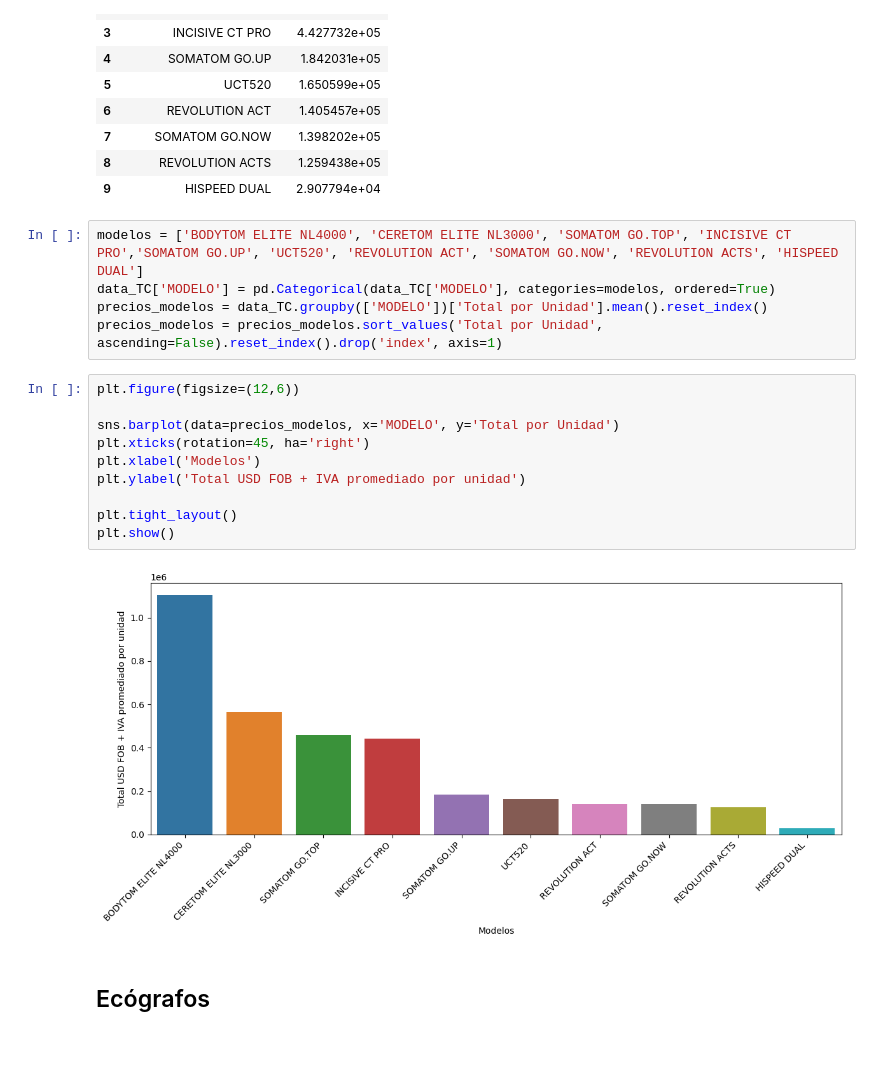
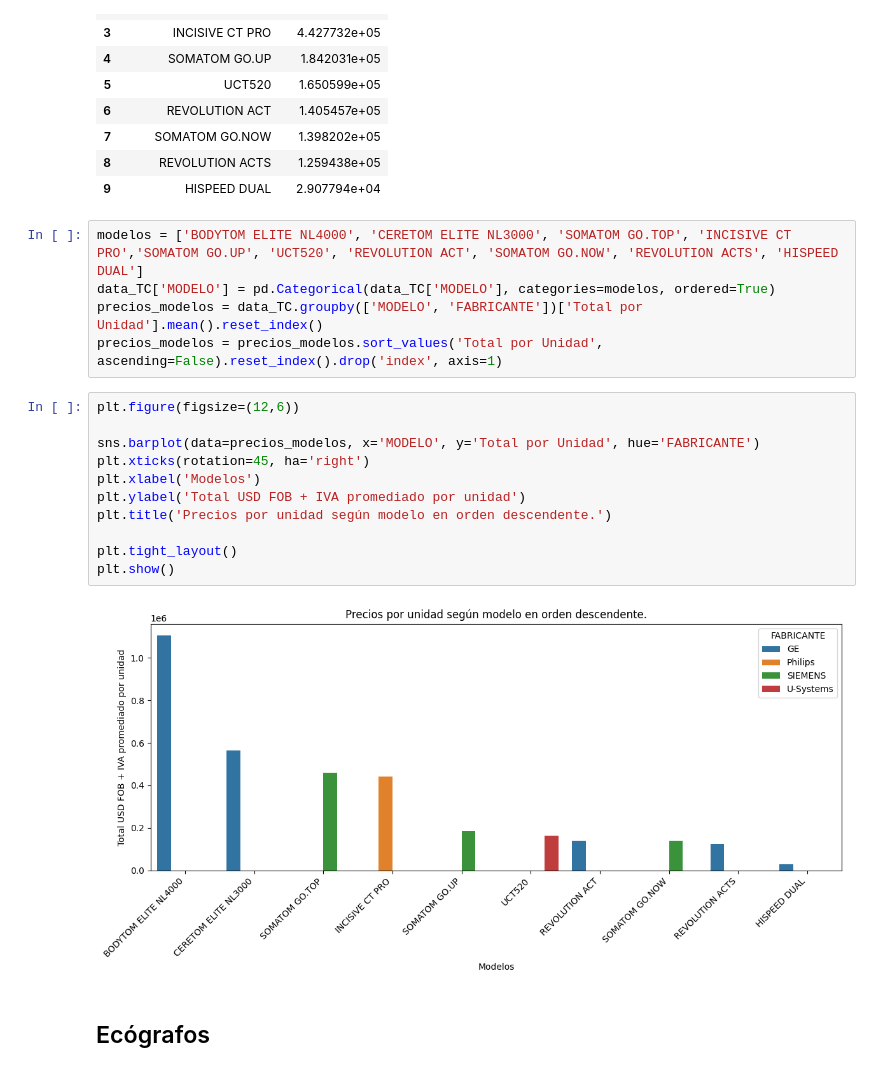
Before and after one commit to christian180492/An-lisis-Importaciones, a Jupyter notebook: Estudio_Importaciones_2022.ipynb, the cells around one changed output. Saved outputs shown, nothing was run; the diff lists cells and outputs as text.

```diff
--- a/Estudio_Importaciones_2022.ipynb
+++ b/Estudio_Importaciones_2022.ipynb
@@ -489,20 +488,21 @@ precios_modelos
 # %%
 modelos = ['BODYTOM ELITE NL4000', 'CERETOM ELITE NL3000', 'SOMATOM GO.TOP', 'INCISIVE CT PRO','SOMATOM GO.UP', 'UCT520', 'REVOLUTION ACT', 'SOMATOM GO.NOW', 'REVOLUTION ACTS', 'HISPEED DUAL']
 data_TC['MODELO'] = pd.Categorical(data_TC['MODELO'], categories=modelos, ordered=True)
-precios_modelos = data_TC.groupby(['MODELO'])['Total por Unidad'].mean().reset_index()
+precios_modelos = data_TC.groupby(['MODELO', 'FABRICANTE'])['Total por Unidad'].mean().reset_index()
 precios_modelos = precios_modelos.sort_values('Total por Unidad', ascending=False).reset_index().drop('index', axis=1)
 # %%
 plt.figure(figsize=(12,6))
 
-sns.barplot(data=precios_modelos, x='MODELO', y='Total por Unidad')
+sns.barplot(data=precios_modelos, x='MODELO', y='Total por Unidad', hue='FABRICANTE')
 plt.xticks(rotation=45, ha='right')
 plt.xlabel('Modelos')
 plt.ylabel('Total USD FOB + IVA promediado por unidad')
+plt.title('Precios por unidad según modelo en orden descendente.')
 
 plt.tight_layout()
 plt.show()
 # %% [output]
-[figure, old version]
+[figure, new version]
 # %% [markdown]
 ## Ecógrafos
 # %%
```
Also changed, not shown: parts of 17 cells of this notebook.
